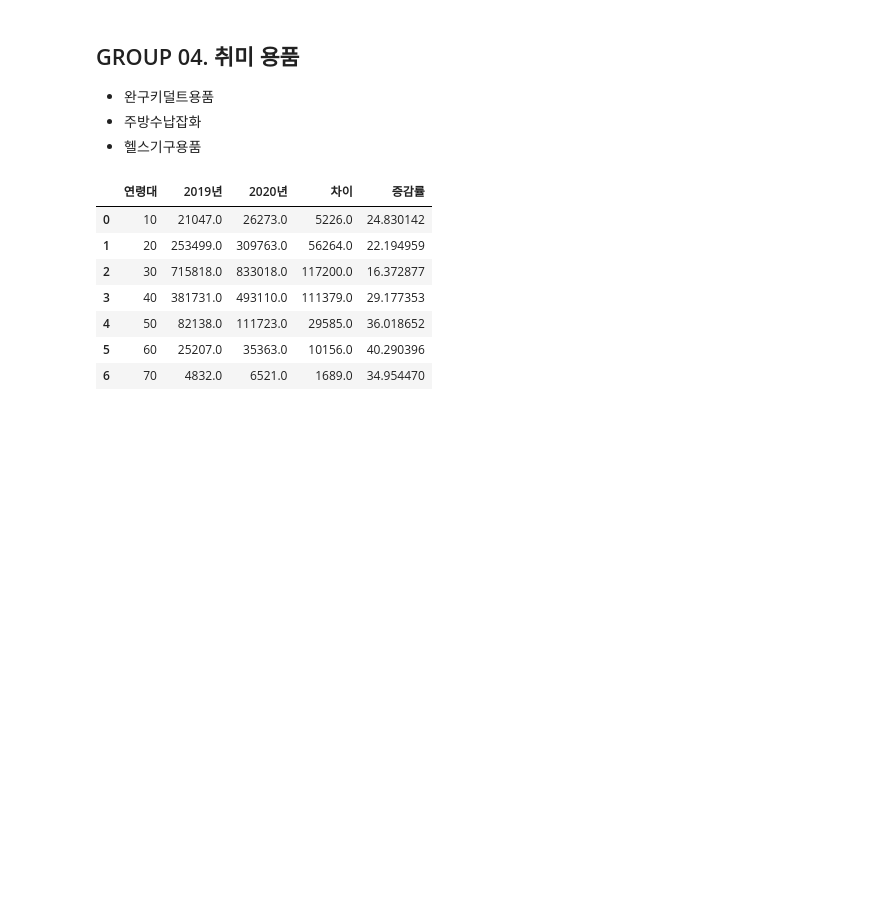
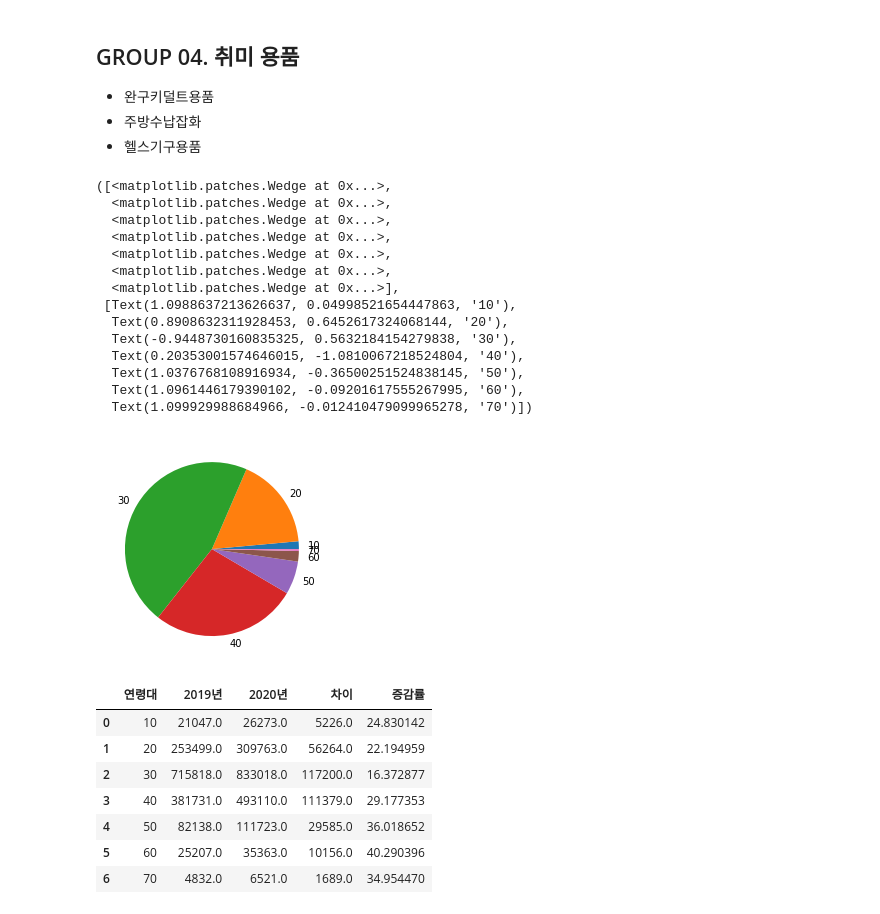
Before and after one commit to hanna-joo/PJT_Others, a Jupyter notebook: Consumption_Trends_2020/hn_인덱스_온라인.ipynb, the cells around one changed output. Cells and saved outputs as stored; diff of their text form; code cells hidden in the pictures; blank space fills up the shorter version.

```diff
--- a/Consumption_Trends_2020/hn_인덱스_온라인.ipynb
+++ b/Consumption_Trends_2020/hn_인덱스_온라인.ipynb
@@ -434,6 +462,26 @@ rate(category='세탁청소세면')
 - 완구키덜트용품
 - 주방수납잡화
 -  헬스기구용품
+# %%
+d = rate(category='완구키덜트게임')
+# %%
+plt.pie(d['2020년'],labels=d['연령대'])
+# %% [output]
+([<matplotlib.patches.Wedge at 0x...>,
+  <matplotlib.patches.Wedge at 0x...>,
+  <matplotlib.patches.Wedge at 0x...>,
+  <matplotlib.patches.Wedge at 0x...>,
+  <matplotlib.patches.Wedge at 0x...>,
+  <matplotlib.patches.Wedge at 0x...>,
+  <matplotlib.patches.Wedge at 0x...>],
+ [Text(1.0988637213626637, 0.04998521654447863, '10'),
+  Text(0.8908632311928453, 0.6452617324068144, '20'),
+  Text(-0.9448730160835325, 0.5632184154279838, '30'),
+  Text(0.20353001574646015, -1.0810067218524804, '40'),
+  Text(1.0376768108916934, -0.36500251524838145, '50'),
+  Text(1.0961446179390102, -0.09201617555267995, '60'),
+  Text(1.099929988684966, -0.012410479099965278, '70')])
+[figure, added]
 # %%
 rate(category='완구키덜트게임')
 # %% [output]
```
Also changed, not shown: parts of 25 cells of this notebook.
